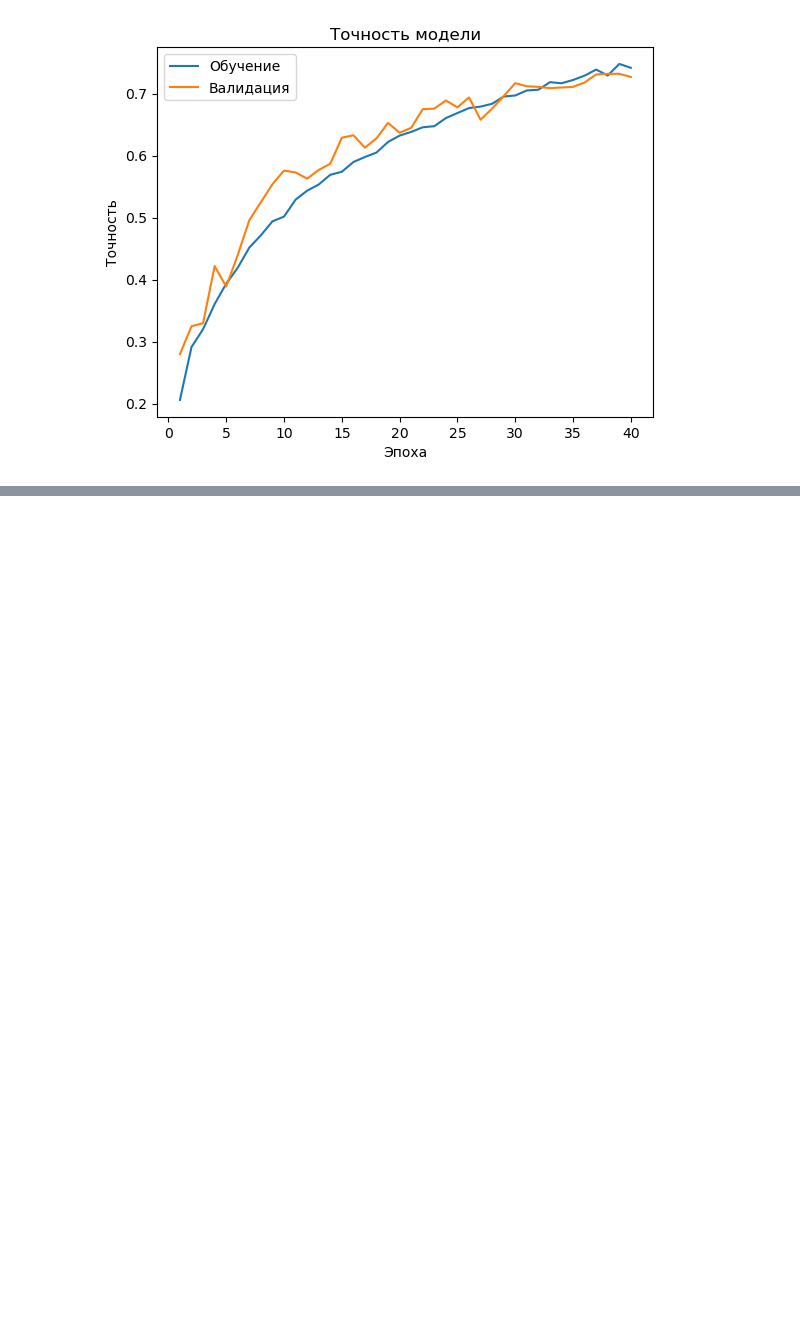
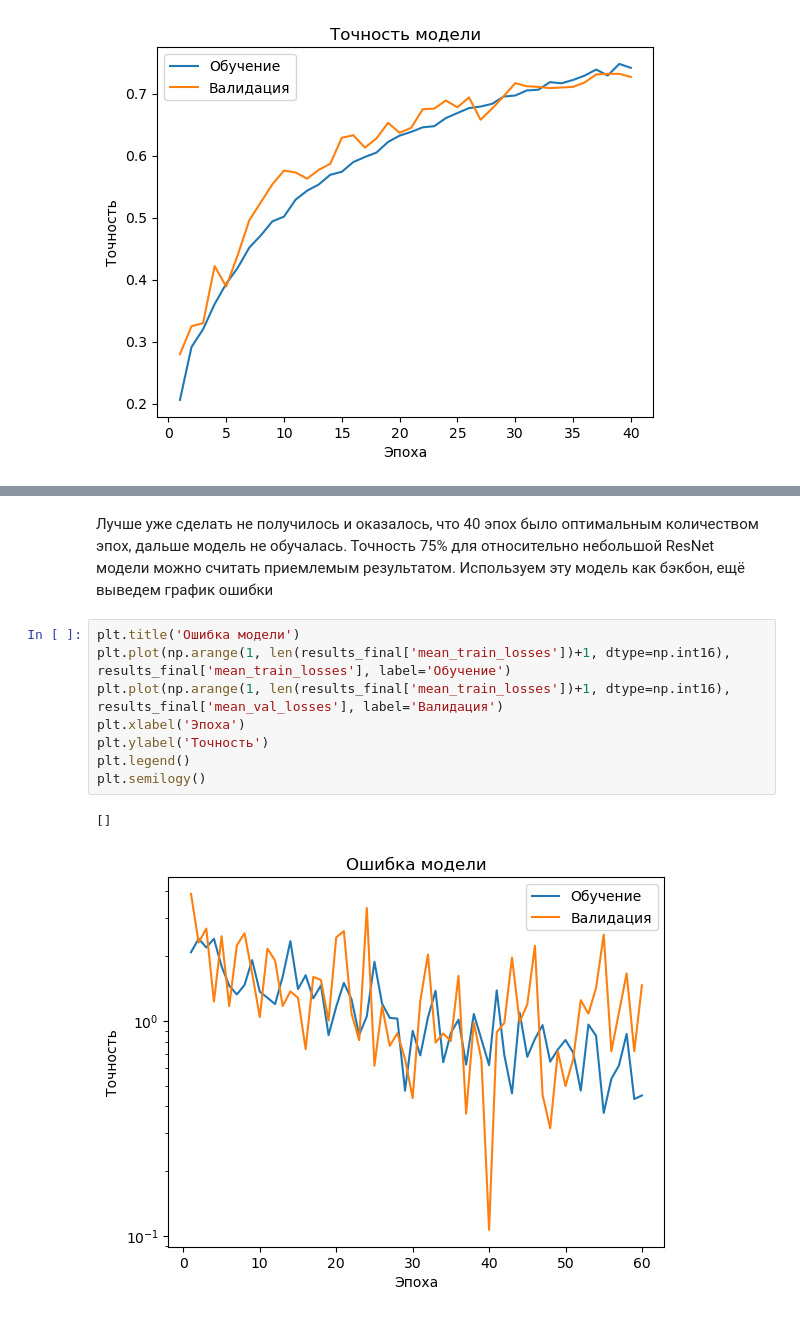
Before and after one commit to EHAT32/cv-masters-2025-fall, a Jupyter notebook: hw3.ipynb, the cells around one changed output, grey strips where cells are left out. Drawn from its saved outputs; the diff is of its cells as text; blank space fills up the shorter version.

```diff
--- a/hw3.ipynb
+++ b/hw3.ipynb
@@ -600,0 +725,13 @@ plt.legend()
+# %% [markdown]
+Лучше уже сделать не получилось и оказалось, что 40 эпох было оптимальным количеством эпох, дальше модель не обучалась. Точность 75% для относительно небольшой ResNet модели можно считать приемлемым результатом. Используем эту модель как бэкбон, ещё выведем график ошибки
+# %%
+plt.title('Ошибка модели')
+plt.plot(np.arange(1, len(results_final['mean_train_losses'])+1, dtype=np.int16), results_final['mean_train_losses'], label='Обучение')
+plt.plot(np.arange(1, len(results_final['mean_train_losses'])+1, dtype=np.int16), results_final['mean_val_losses'], label='Валидация')
+plt.xlabel('Эпоха')
+plt.ylabel('Точность')
+plt.legend()
+plt.semilogy()
+# %% [output]
+[]
+[figure, added]
```
Also changed, not shown: parts of 10 cells of this notebook.
